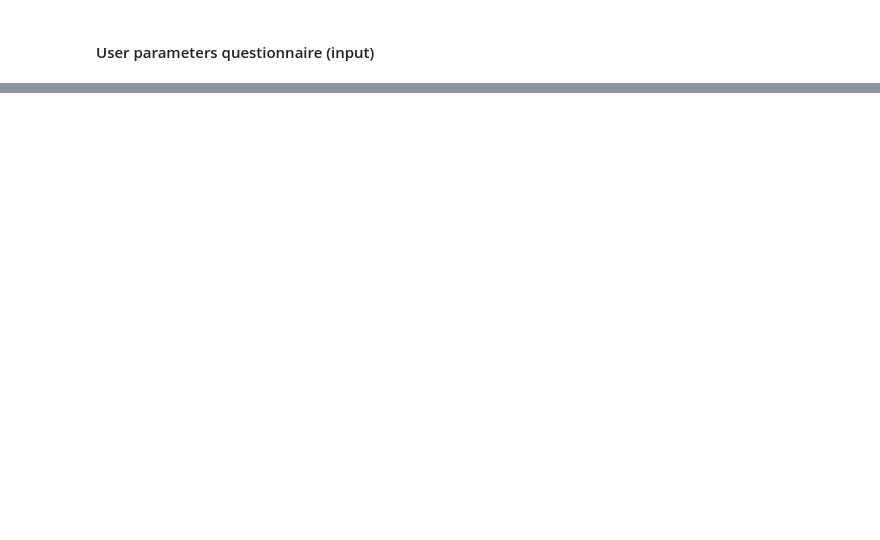
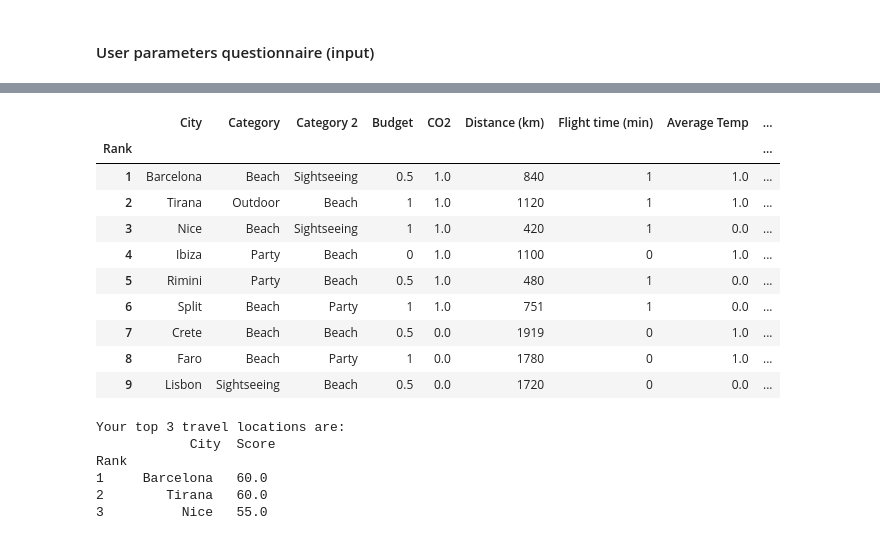
Before and after one commit to TimMatheis/travel_planner, a Jupyter notebook: code/implementing_ideas.ipynb, the cells around one changed output, grey strips where cells are left out. Drawn from its saved outputs; the diff is of its cells as text; code cells hidden in the pictures; blank space fills up the shorter version.

```diff
--- a/code/implementing_ideas.ipynb
+++ b/code/implementing_ideas.ipynb
@@ -126,0 +376,24 @@ score_dict = {
+# %%
+for x in ["CO2", "Flight time (min)", "Rain probability"]:
+    for i in range(0, len(df_scores)):
+        if test_set_clean.loc[i, x] <= test_set_clean[x].median():
+            df_scores.loc[i, x] = 1
+        else:
+            df_scores.loc[i, x] = 0
+
+for y in ["Average Temp", "Sun hours per day"]:
+    for j in range(0, len(df_scores)):
+        if test_set_clean.loc[j, y] >= test_set_clean[y].median():
+            df_scores.loc[j, y] = 1
+        else:
+            df_scores.loc[j, y] = 0
+
+replace_dic = {"Low": "1", "Medium": 0.5, "High": 0}
+df_scores["Budget"].replace(replace_dic, inplace = True)
+
+# previous implementation:
+# df_scores['Budget'] = df_scores['Budget'].replace("Low", 1)
+# df_scores['Budget'] = df_scores['Budget'].replace("Medium", 0.5)
+# df_scores['Budget'] = df_scores['Budget'].replace("High", 0)
+
+df_scores
@@ -126,0 +411,9 @@ score_dict = {
+# %%
+score_budget = preferences_dict[1]["weight"] * df_scores["Budget"]
+score_flight_time = preferences_dict[2]["weight"] * df_scores["Flight time (min)"]
+score_co2 = preferences_dict[3]["weight"] * df_scores["CO2"]
+score_temp = preferences_dict[4]["weight"] * df_scores["Average Temp"]
+score_rain = preferences_dict[5]["weight"] * df_scores["Rain probability"]
+
+df_scores["Score"] = pd.concat([score_budget, score_flight_time, score_co2, score_temp, score_rain], axis=1).sum(axis=1)
+df_scores
@@ -126,0 +431,29 @@ score_dict = {
+# %%
+# sort according to Score
+df_scores.sort_values(by=['Score'], ascending = False, inplace = True)
+df_scores["index"] = df_scores.reset_index().index
+df_scores["index"] += 1
+df_scores.rename({"index": "Rank"}, axis=1, inplace=True)
+df_scores = df_scores.set_index("Rank")
+df_scores
+# %% [output]
+|  | City | Category | Category 2 | Budget | CO2 | Distance (km) | Flight time (min) | Average Temp | ... |
+| Rank |  |  |  |  |  |  |  |  | ... |
+| 1 | Barcelona | Beach | Sightseeing | 0.5 | 1.0 | 840 | 1 | 1.0 | ... |
+| 2 | Tirana | Outdoor | Beach | 1 | 1.0 | 1120 | 1 | 1.0 | ... |
+| 3 | Nice | Beach | Sightseeing | 1 | 1.0 | 420 | 1 | 0.0 | ... |
+| 4 | Ibiza | Party | Beach | 0 | 1.0 | 1100 | 0 | 1.0 | ... |
+| 5 | Rimini | Party | Beach | 0.5 | 1.0 | 480 | 1 | 0.0 | ... |
+| 6 | Split | Beach | Party | 1 | 1.0 | 751 | 1 | 0.0 | ... |
+| 7 | Crete | Beach | Beach | 0.5 | 0.0 | 1919 | 0 | 1.0 | ... |
+| 8 | Faro | Beach | Party | 1 | 0.0 | 1780 | 0 | 1.0 | ... |
+| 9 | Lisbon | Sightseeing | Beach | 0.5 | 0.0 | 1720 | 0 | 0.0 | ... |
+# %%
+print("Your top 3 travel locations are: \n", df_scores.loc[1:3, ["City", "Score"]])
+# %% [output]
+Your top 3 travel locations are:
+            City  Score
+Rank
+1     Barcelona   60.0
+2        Tirana   60.0
+3          Nice   55.0
```
Also changed, not shown: parts of 26 cells of this notebook.
